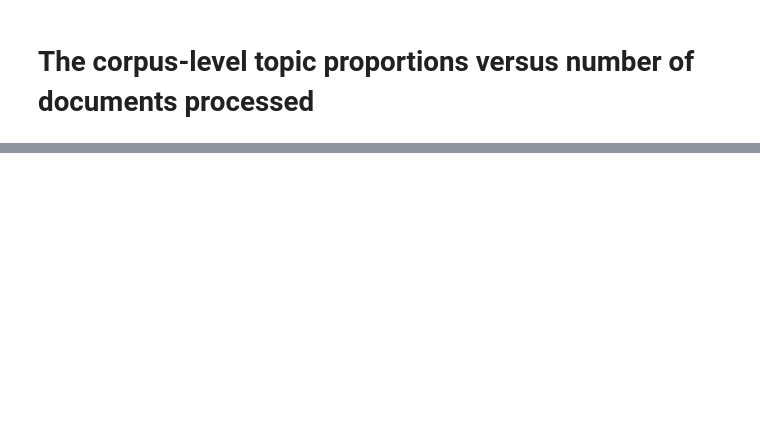
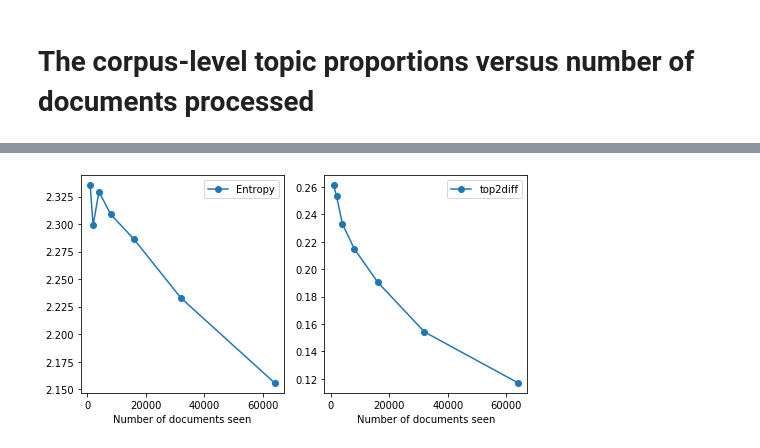
Before and after one commit to tinnguyen96/online-hdp, a Jupyter notebook: Code_Wang/Train-specs.ipynb, the cells around one changed output, grey strips where cells are left out. Cells and saved outputs as stored; diff of their text form; code cells hidden in the pictures; blank space fills up the shorter version.

```diff
--- a/Code_Wang/Train-specs.ipynb
+++ b/Code_Wang/Train-specs.ipynb
@@ -50,0 +51,11 @@ plt.show()
+# %%
+iterations = 500*np.logspace(1,7,num=7,base=2.0)
+iterations = iterations.astype(int)
+
+fig, axes = plt.subplots(1,2,figsize=(8,4))
+
+degen("results/corpus-wiki-kappa-0.7-tau-1024-batchsize-100-init-LDA100/", iterations, axes[0], axes[1])
+
+plt.show()
+# %% [output]
+[figure, added]
```
Also changed, not shown: parts of 2 cells of this notebook, 6 other files.
